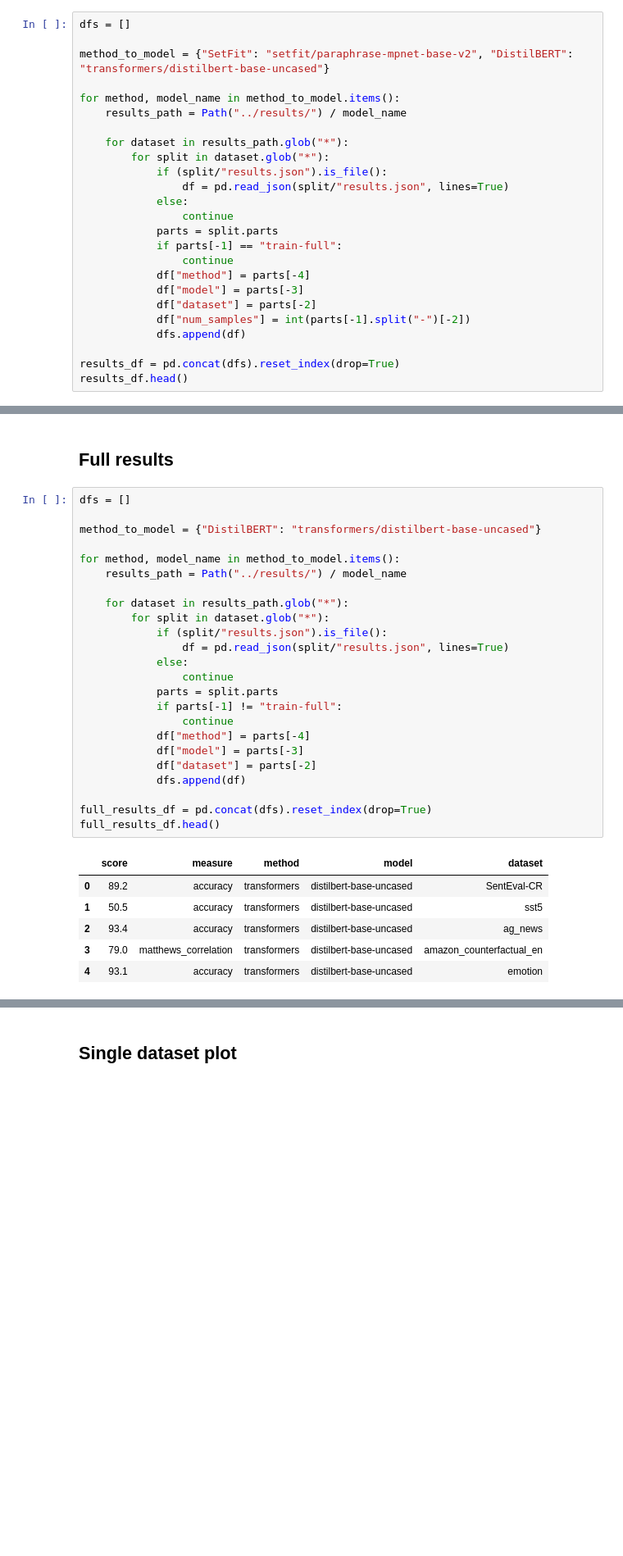
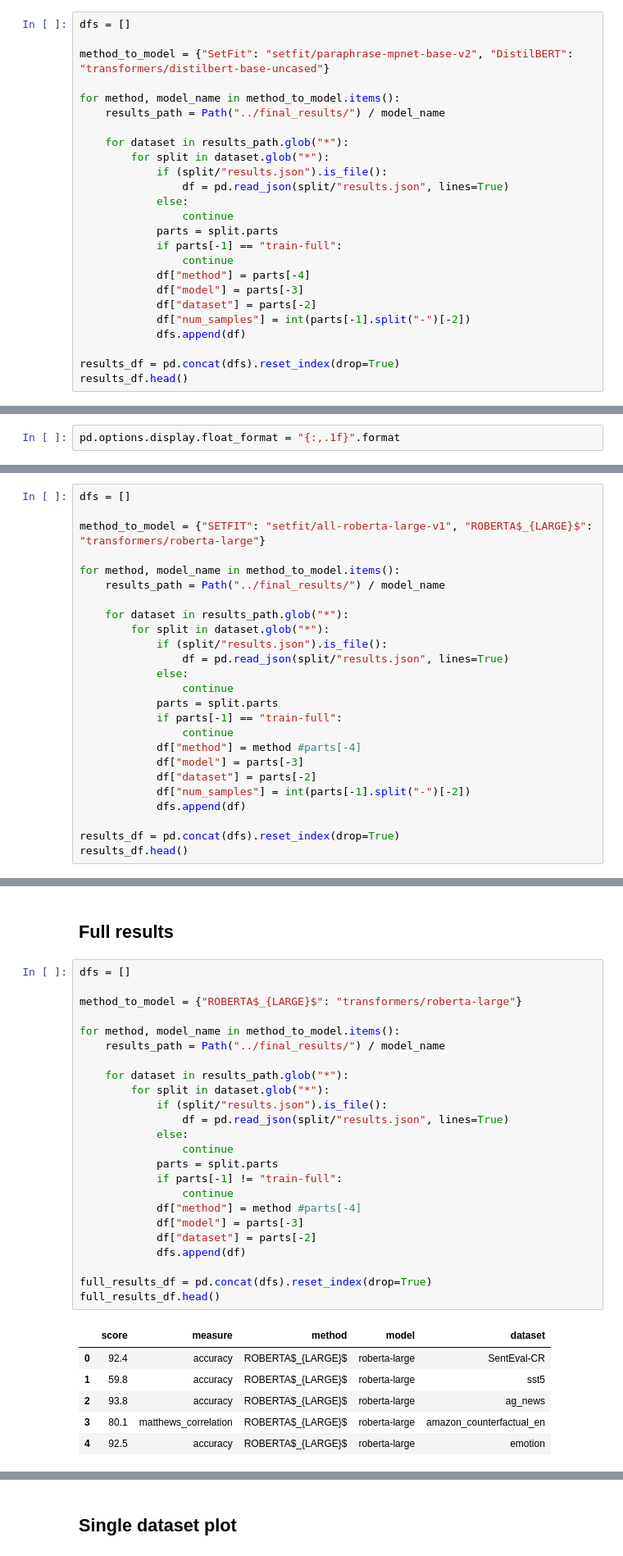
Before and after one commit to huggingface/setfit, a Jupyter notebook: notebooks/create-plots.ipynb, the cells around one changed output, grey strips where cells are left out. Shown: that part at 82% size. Drawn from its saved outputs; the diff is of its cells as text; blank space fills up the shorter version.

```diff
--- a/notebooks/create-plots.ipynb
+++ b/notebooks/create-plots.ipynb
@@ -20,7 +20,7 @@ dfs = []
 method_to_model = {"SetFit": "setfit/paraphrase-mpnet-base-v2", "DistilBERT": "transformers/distilbert-base-uncased"}
 
 for method, model_name in method_to_model.items():
-    results_path = Path("../results/") / model_name
+    results_path = Path("../final_results/") / model_name
 
     for dataset in results_path.glob("*"):
         for split in dataset.glob("*"):
@@ -48,0 +68,2 @@ results_df.head()
+# %%
+pd.options.display.float_format = "{:,.1f}".format
@@ -48,0 +103,25 @@ results_df.head()
+# %%
+dfs = []
+
+method_to_model = {"SETFIT": "setfit/all-roberta-large-v1", "ROBERTA$_{LARGE}$": "transformers/roberta-large"}
+
+for method, model_name in method_to_model.items():
+    results_path = Path("../final_results/") / model_name
+
+    for dataset in results_path.glob("*"):
+        for split in dataset.glob("*"):
+            if (split/"results.json").is_file():
+                df = pd.read_json(split/"results.json", lines=True)
+            else:
+                continue
+            parts = split.parts
+            if parts[-1] == "train-full":
+                continue
+            df["method"] = method #parts[-4]
+            df["model"] = parts[-3]
+            df["dataset"] = parts[-2]
+            df["num_samples"] = int(parts[-1].split("-")[-2])
+            dfs.append(df)
+
+results_df = pd.concat(dfs).reset_index(drop=True)
+results_df.head()
@@ -103,34 +167,34 @@ agg_df.query("method_ == 'setfit'")
 # %%
 dfs = []
 
-method_to_model = {"DistilBERT": "transformers/distilbert-base-uncased"}
+method_to_model = {"ROBERTA$_{LARGE}$": "transformers/roberta-large"}
 
 for method, model_name in method_to_model.items():
-    results_path = Path("../results/") / model_name
+    results_path = Path("../final_results/") / model_name
 
     for dataset in results_path.glob("*"):
         for split in dataset.glob("*"):
             if (split/"results.json").is_file():
                 df = pd.read_json(split/"results.json", lines=True)
             else:
                 continue
             parts = split.parts
             if parts[-1] != "train-full":
                 continue
-            df["method"] = parts[-4]
+            df["method"] = method #parts[-4]
             df["model"] = parts[-3]
             df["dataset"] = parts[-2]
             dfs.append(df)
 
 full_results_df = pd.concat(dfs).reset_index(drop=True)
 full_results_df.head()
 # %% [output]
 |  | score | measure | method | model | dataset |
-| 0 | 89.2 | accuracy | transformers | distilbert-base-uncased | SentEval-CR |
-| 1 | 50.5 | accuracy | transformers | distilbert-base-uncased | sst5 |
-| 2 | 93.4 | accuracy | transformers | distilbert-base-uncased | ag_news |
-| 3 | 79.0 | matthews_correlation | transformers | distilbert-base-uncased | amazon_counterfactual_en |
-| 4 | 93.1 | accuracy | transformers | distilbert-base-uncased | emotion |
+| 0 | 92.4 | accuracy | ROBERTA$_{LARGE}$ | roberta-large | SentEval-CR |
+| 1 | 59.8 | accuracy | ROBERTA$_{LARGE}$ | roberta-large | sst5 |
+| 2 | 93.8 | accuracy | ROBERTA$_{LARGE}$ | roberta-large | ag_news |
+| 3 | 80.1 | matthews_correlation | ROBERTA$_{LARGE}$ | roberta-large | amazon_counterfactual_en |
+| 4 | 92.5 | accuracy | ROBERTA$_{LARGE}$ | roberta-large | emotion |
 # %%
 full_results_df["score"].mean()
 # %% [output]
```
Also changed, not shown: parts of 16 cells of this notebook.
